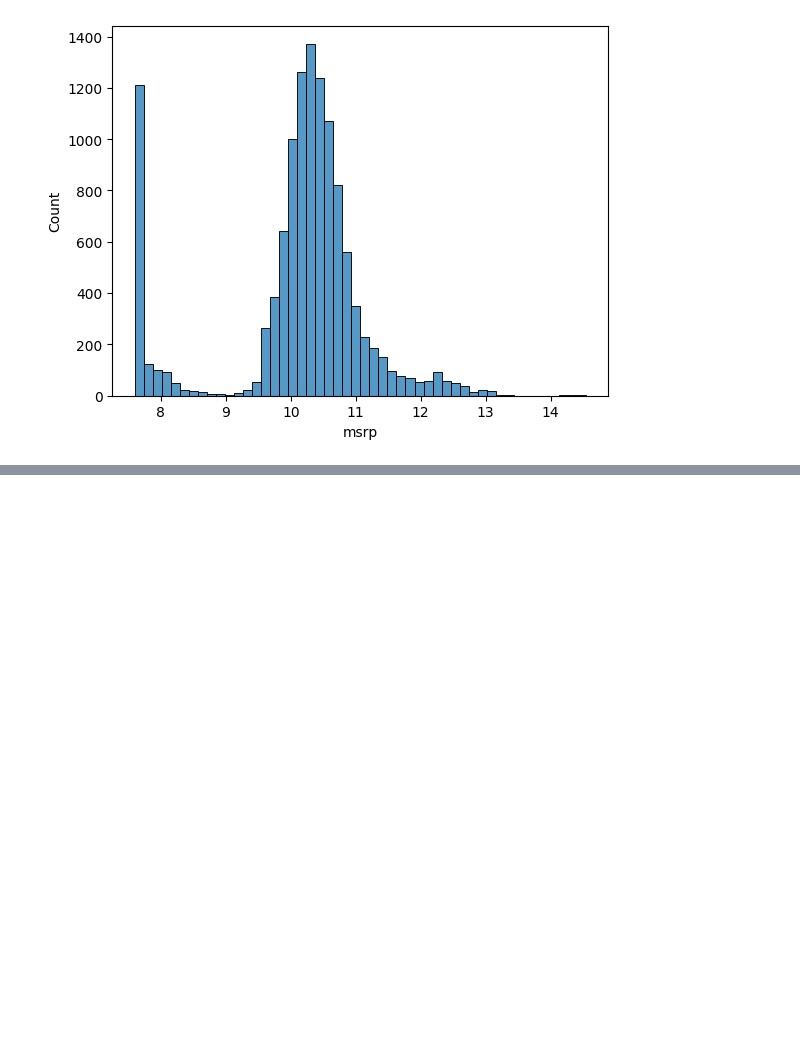
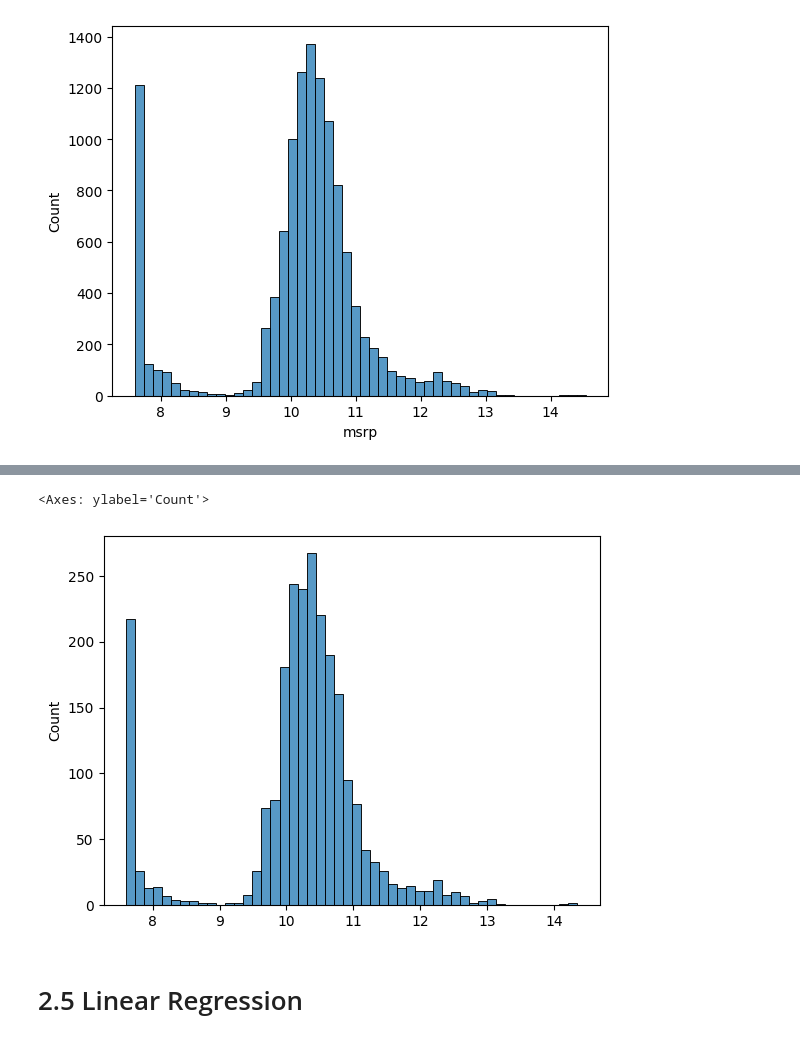
Before and after one commit to thePaulCode/machine-learning-zoomcamp, a Jupyter notebook: 02-regression/notebook-homework.ipynb, the cells around one changed output, grey strips where cells are left out. Drawn from its saved outputs; the diff is of its cells as text; code cells hidden in the pictures; blank space fills up the shorter version.

```diff
--- a/02-regression/notebook-homework.ipynb
+++ b/02-regression/notebook-homework.ipynb
@@ -207,0 +544,7 @@ dtype: int64
+# %%
+sns.histplot(y_test, bins=50)
+# %% [output]
+<Axes: ylabel='Count'>
+[figure, added]
+# %% [markdown]
+# 2.5 Linear Regression
```
Also changed, not shown: parts of 49 cells of this notebook.
